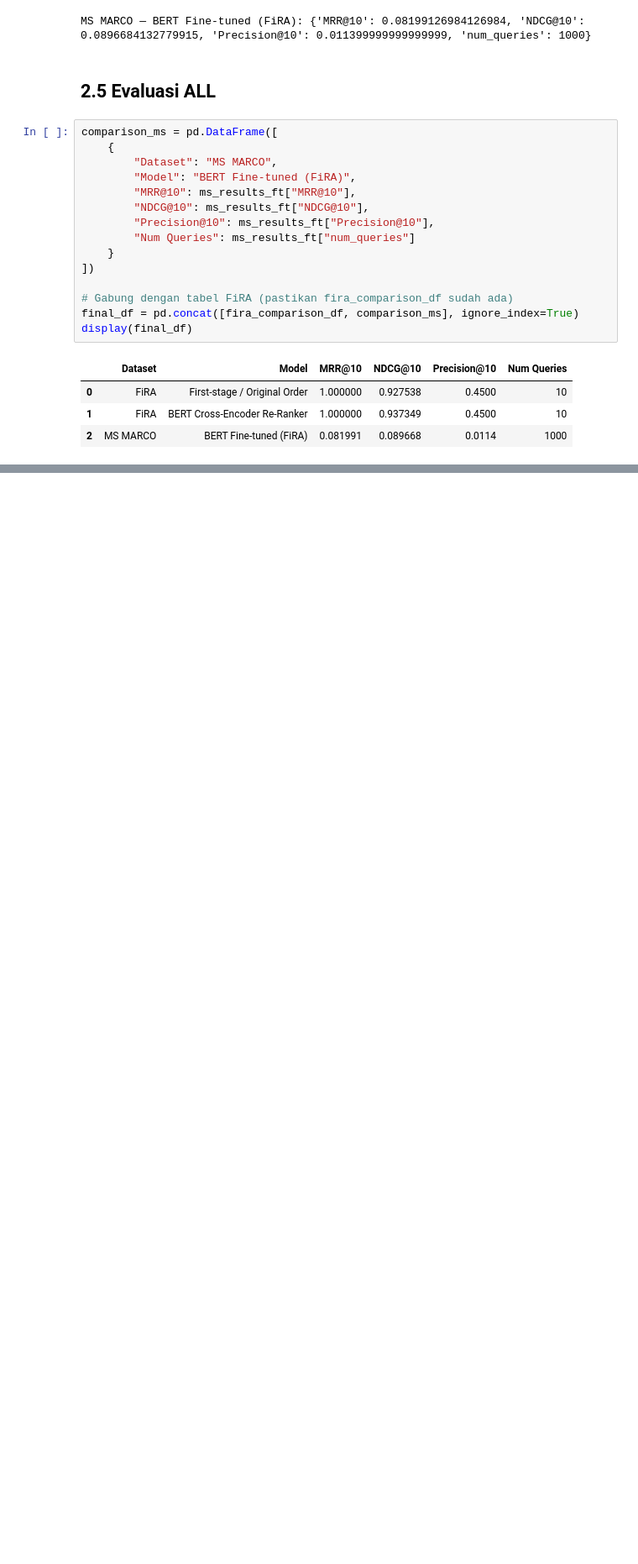
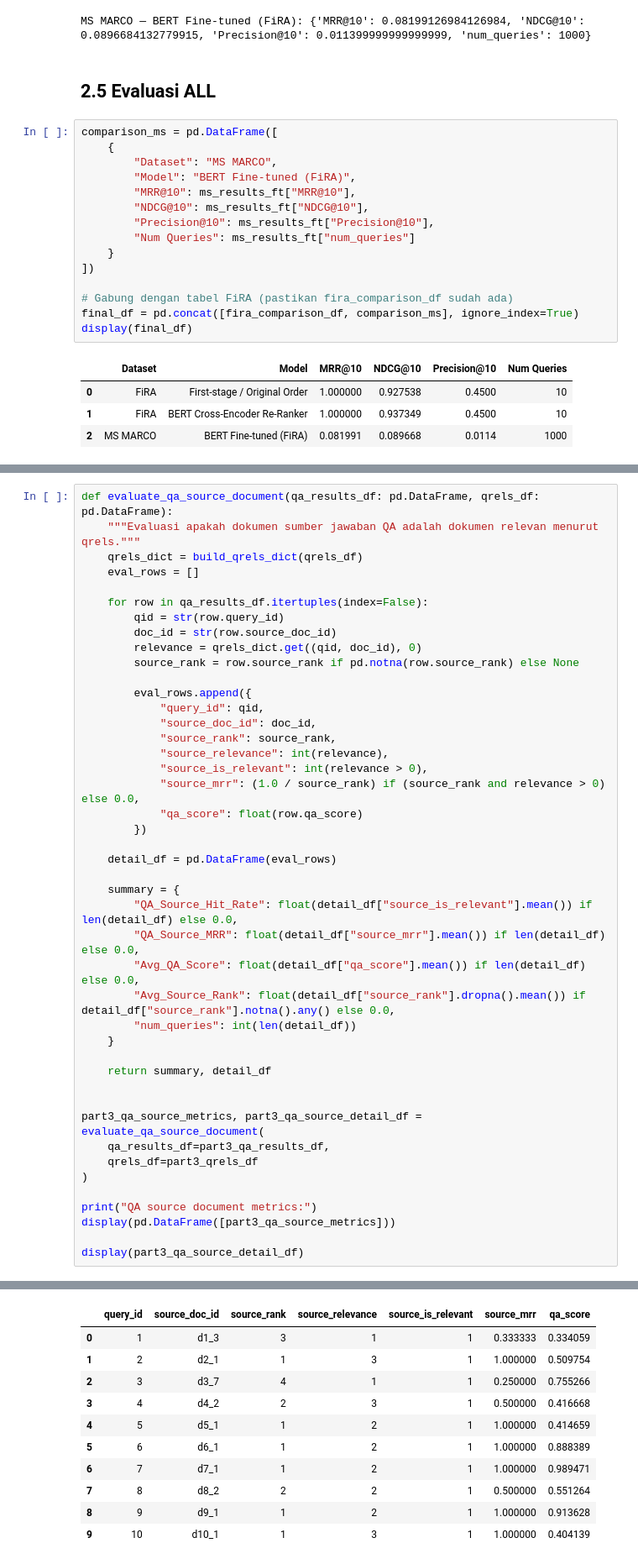
Before and after one commit to teranixbq/IR-BERT-Transformer, a Jupyter notebook: notebooks/Neural_IR_Exercise.ipynb, the cells around one changed output, grey strips where cells are left out. Shown at 84% size. Drawn from its saved outputs; the diff is of its cells as text; blank space fills up the shorter version.

Commit message:
add : extractive qa file for main class Part3 [revision by hanief fba]

```diff
--- a/notebooks/Neural_IR_Exercise.ipynb
+++ b/notebooks/Neural_IR_Exercise.ipynb
@@ -983,0 +1404,45 @@ print(result)
+# %%
+def evaluate_qa_source_document(qa_results_df: pd.DataFrame, qrels_df: pd.DataFrame):
+    """Evaluasi apakah dokumen sumber jawaban QA adalah dokumen relevan menurut qrels."""
+    qrels_dict = build_qrels_dict(qrels_df)
+    eval_rows = []
+
+    for row in qa_results_df.itertuples(index=False):
+        qid = str(row.query_id)
+        doc_id = str(row.source_doc_id)
+        relevance = qrels_dict.get((qid, doc_id), 0)
+        source_rank = row.source_rank if pd.notna(row.source_rank) else None
+
+        eval_rows.append({
+            "query_id": qid,
+            "source_doc_id": doc_id,
+            "source_rank": source_rank,
+            "source_relevance": int(relevance),
+            "source_is_relevant": int(relevance > 0),
+            "source_mrr": (1.0 / source_rank) if (source_rank and relevance > 0) else 0.0,
+            "qa_score": float(row.qa_score)
+        })
+
+    detail_df = pd.DataFrame(eval_rows)
+
+    summary = {
+        "QA_Source_Hit_Rate": float(detail_df["source_is_relevant"].mean()) if len(detail_df) else 0.0,
+        "QA_Source_MRR": float(detail_df["source_mrr"].mean()) if len(detail_df) else 0.0,
+        "Avg_QA_Score": float(detail_df["qa_score"].mean()) if len(detail_df) else 0.0,
+        "Avg_Source_Rank": float(detail_df["source_rank"].dropna().mean()) if detail_df["source_rank"].notna().any() else 0.0,
+        "num_queries": int(len(detail_df))
+    }
+
+    return summary, detail_df
+
+
+part3_qa_source_metrics, part3_qa_source_detail_df = evaluate_qa_source_document(
+    qa_results_df=part3_qa_results_df,
+    qrels_df=part3_qrels_df
+)
+
+print("QA source document metrics:")
+display(pd.DataFrame([part3_qa_source_metrics]))
+
+display(part3_qa_source_detail_df)
+# %% [output]
@@ -983,0 +1452,11 @@ print(result)
+|  | query_id | source_doc_id | source_rank | source_relevance | source_is_relevant | source_mrr | qa_score |
+| 0 | 1 | d1_3 | 3 | 1 | 1 | 0.333333 | 0.334059 |
+| 1 | 2 | d2_1 | 1 | 3 | 1 | 1.000000 | 0.509754 |
+| 2 | 3 | d3_7 | 4 | 1 | 1 | 0.250000 | 0.755266 |
+| 3 | 4 | d4_2 | 2 | 3 | 1 | 0.500000 | 0.416668 |
+| 4 | 5 | d5_1 | 1 | 2 | 1 | 1.000000 | 0.414659 |
+| 5 | 6 | d6_1 | 1 | 2 | 1 | 1.000000 | 0.888389 |
+| 6 | 7 | d7_1 | 1 | 2 | 1 | 1.000000 | 0.989471 |
+| 7 | 8 | d8_2 | 2 | 2 | 1 | 0.500000 | 0.551264 |
+| 8 | 9 | d9_1 | 1 | 2 | 1 | 1.000000 | 0.913628 |
+| 9 | 10 | d10_1 | 1 | 3 | 1 | 1.000000 | 0.404139 |
```
Also changed, not shown: parts of 29 cells of this notebook, 1 other file.
